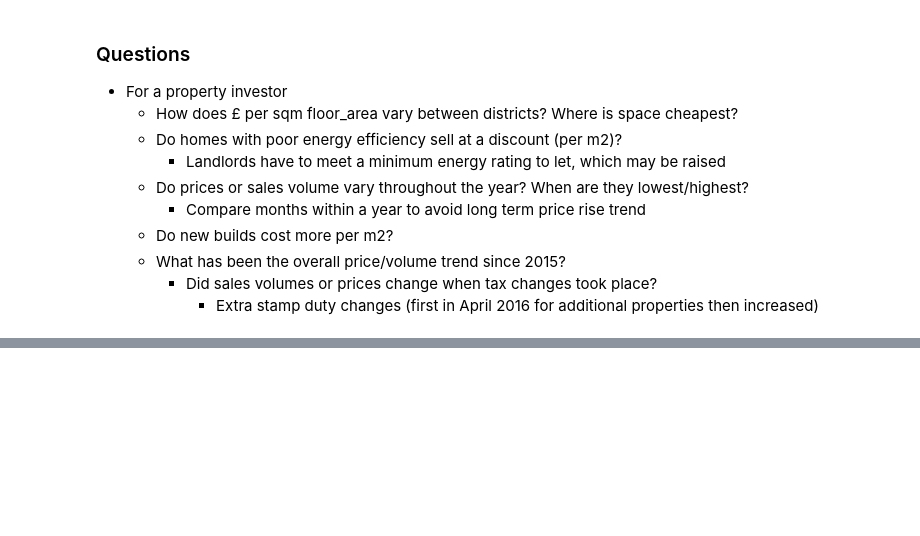
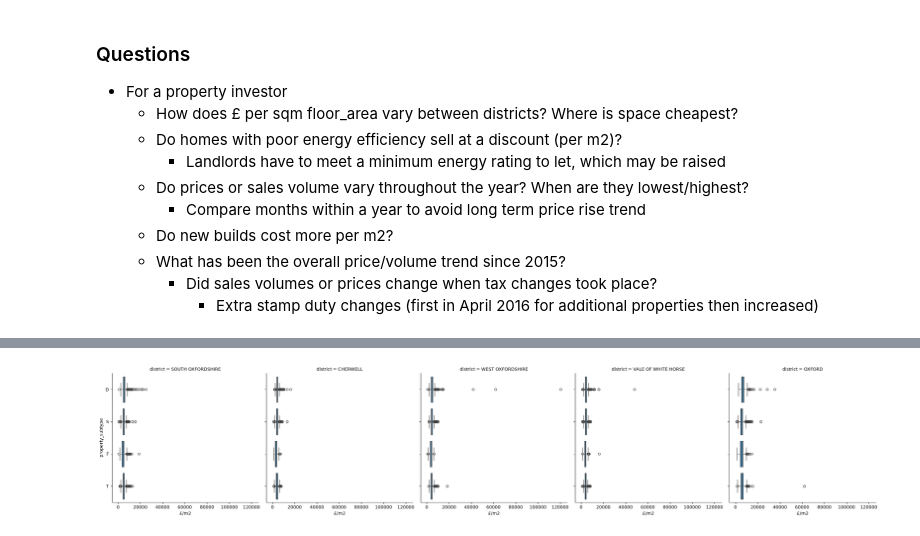
Before and after one commit to TomSCarter/oxfordshire-house-prices-dashboard, a Jupyter notebook: week_12_visuals_dashboards.ipynb, the cells around one changed output, grey strips where cells are left out. Saved outputs shown, nothing was run; the diff lists cells and outputs as text; code cells hidden in the pictures; blank space fills up the shorter version.

```diff
--- a/week_12_visuals_dashboards.ipynb
+++ b/week_12_visuals_dashboards.ipynb
@@ -55,0 +128,3 @@ Name: count, dtype: int64
+# %%
+recent_years = cat_a_only[cat_a_only['year'].isin([2023, 2024, 2025])]
+recent_years.groupby(['property_subtype', 'district'])['unique_id'].count()
@@ -55,0 +149,5 @@ Name: count, dtype: int64
+# %%
+g = sns.catplot(recent_years, x= '£/m2', y='property_subtype', col='district', kind='box')
+# g.set(xlim=(0, 40000))
+# %% [output]
+[figure, added]
```
Also changed, not shown: parts of 14 cells of this notebook, 1 other file.
